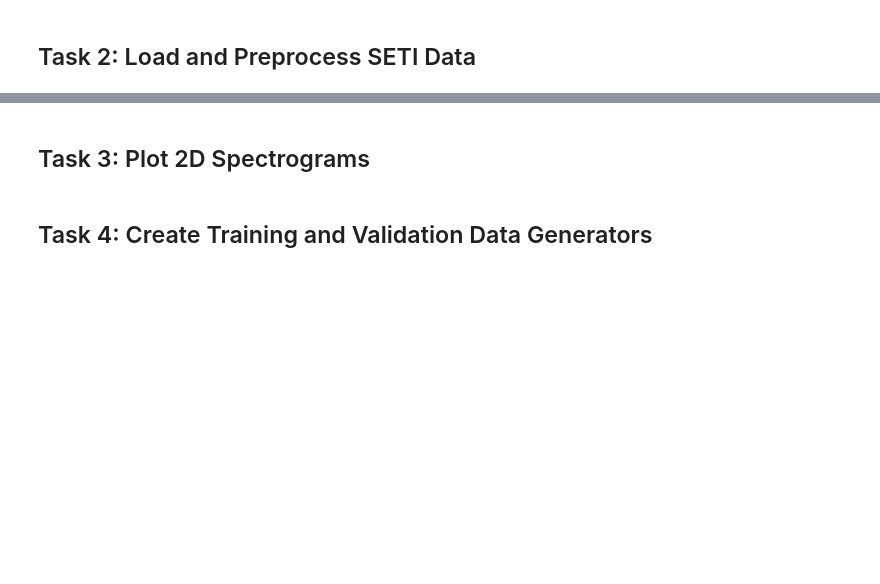
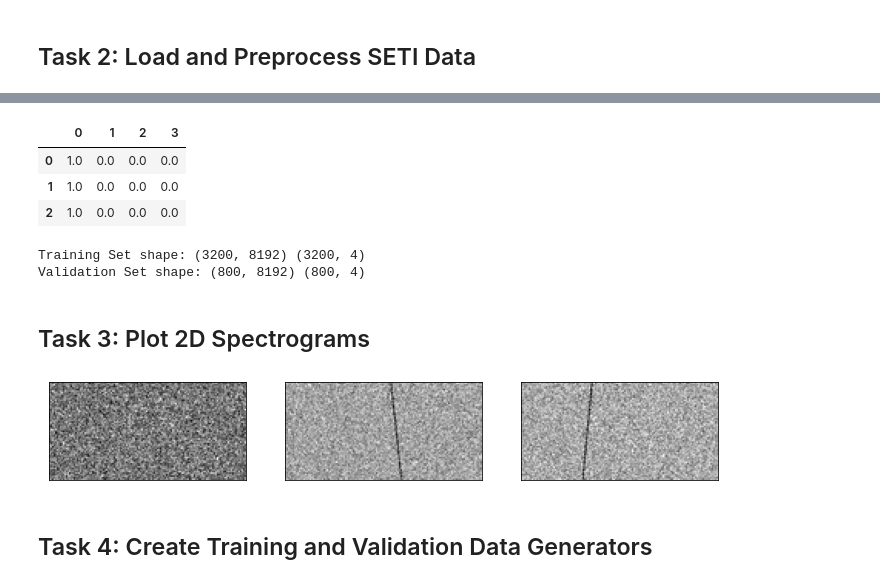
Before and after one commit to Surajv311/Radio-Signal-Classifier, a Jupyter notebook: Learner_Notebook.ipynb, the cells around one changed output, grey strips where cells are left out. Cells and saved outputs as stored; diff of their text form; code cells hidden in the pictures; blank space fills up the shorter version.

Commit message:
commit2 - modified ipynb file & dataset reloaded

```diff
--- a/Learner_Notebook.ipynb
+++ b/Learner_Notebook.ipynb
@@ -24,2 +30,8 @@ print('Tensorflow version:', tf.__version__)
 # %% [markdown]
 ## Task 2: Load and Preprocess SETI Data
+# %%
+train_images=pd.read_csv('dataset/train/images.csv',header =None)
+train_labels=pd.read_csv('dataset/train/labels.csv',header =None)
+
+val_images=pd.read_csv('dataset/validation/images.csv',header =None)
+val_labels=pd.read_csv('dataset/validation/labels.csv',header =None)
@@ -26,4 +46,32 @@ print('Tensorflow version:', tf.__version__)
+# %%
+train_labels.head(3)
+# %% [output]
+|  | 0 | 1 | 2 | 3 |
+| 0 | 1.0 | 0.0 | 0.0 | 0.0 |
+| 1 | 1.0 | 0.0 | 0.0 | 0.0 |
+| 2 | 1.0 | 0.0 | 0.0 | 0.0 |
+# %%
+print("Training Set shape:",train_images.shape,train_labels.shape)
+print("Validation Set shape:",val_images.shape,val_labels.shape)
+# %% [output]
+Training Set shape: (3200, 8192) (3200, 4)
+Validation Set shape: (800, 8192) (800, 4)
+# %%
+x_train = train_images.values.reshape(3200, 64, 128, 1)
+x_val = val_images.values.reshape(800, 64, 128, 1)
+y_train = train_labels.values
+y_val = val_labels.values
 # %% [markdown]
 ## Task 3: Plot 2D Spectrograms
+# %%
+plt.figure(0, figsize=(12,12))
+for i in range(1,4):
+    plt.subplot(1,3,i)
+    img = np.squeeze(x_train[np.random.randint(0, x_train.shape[0])])
+    plt.xticks([])
+    plt.yticks([])
+    plt.imshow(img,cmap="gray")
+# %% [output]
+[figure, added]
 # %% [markdown]
 ## Task 4: Create Training and Validation Data Generators
```
Also changed, not shown: parts of 6 cells of this notebook.
